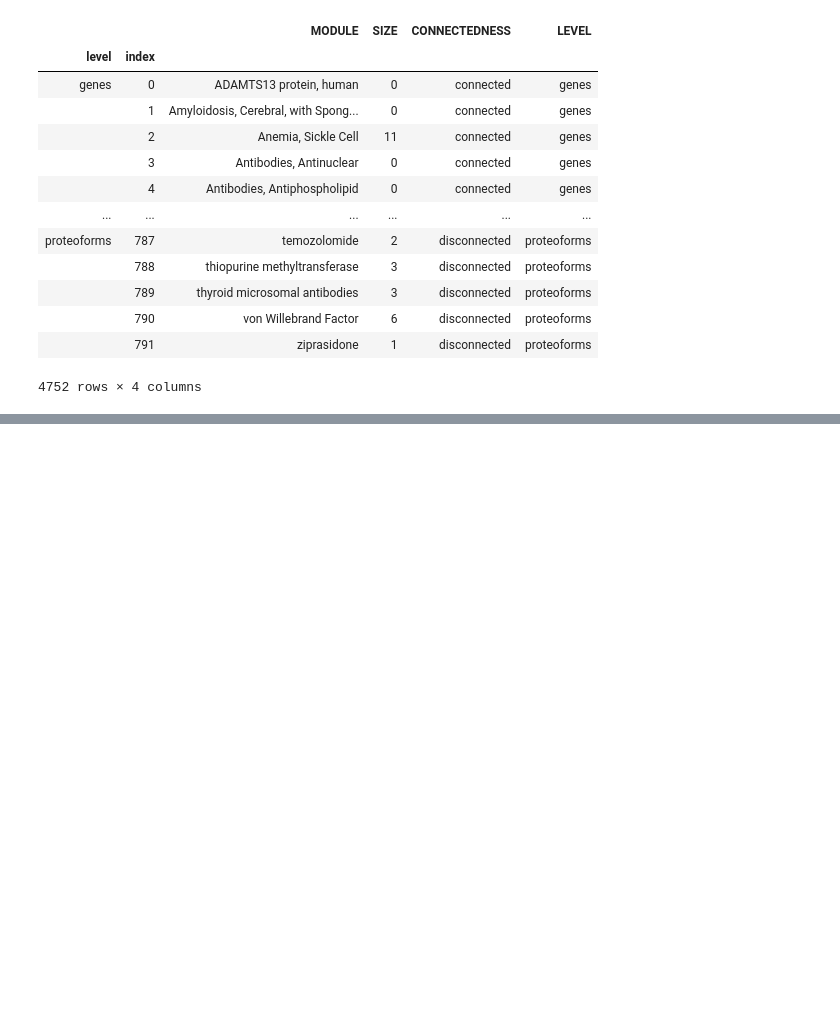
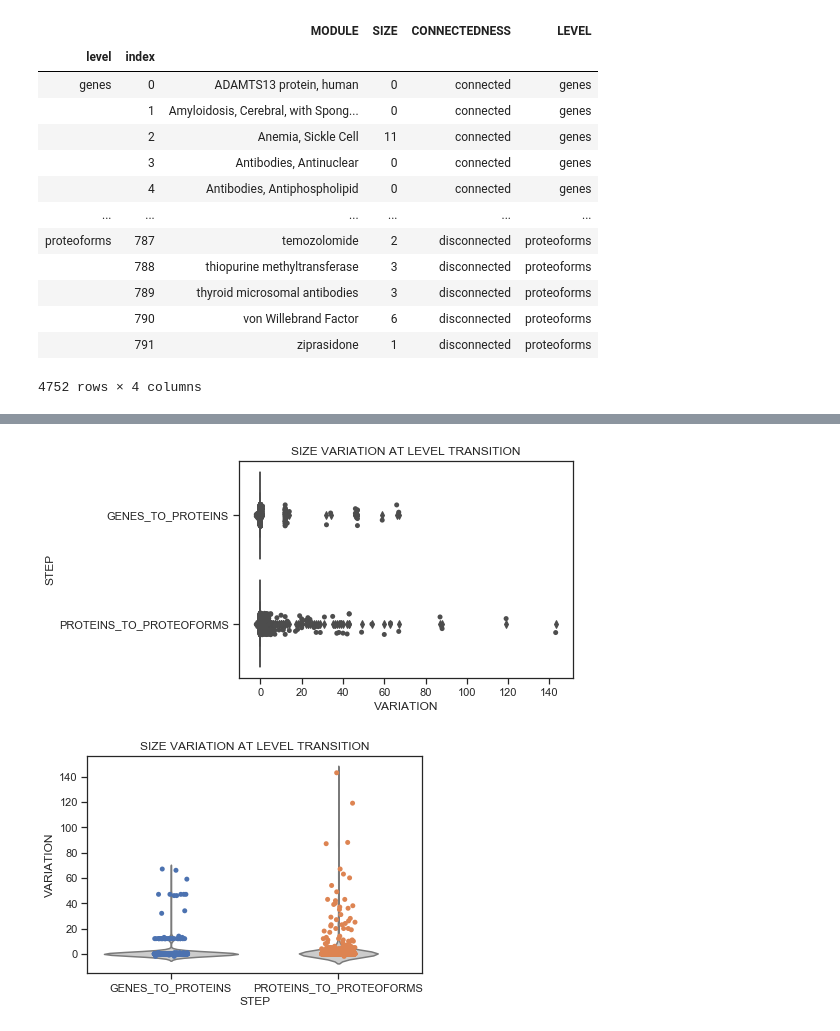
Before and after one commit to PathwayAnalysisPlatform/ProteoformNetworks, a Jupyter notebook: src/Python/overlap_analysis.ipynb, the cells around one changed output, grey strips where cells are left out. Cells and saved outputs as stored; diff of their text form; code cells hidden in the pictures; blank space fills up the shorter version.

```diff
--- a/src/Python/overlap_analysis.ipynb
+++ b/src/Python/overlap_analysis.ipynb
@@ -192,0 +163,14 @@ Text(0, 0.5, 'Density')
+# %%
+# Calculate and plot size variation
+sizes_df = pd.concat(
+    [pd.read_csv(f"../../reports/modules/module_sizes_{level}.tsv", sep="\t", names=["MODULES", f"SIZE_{level.upper()}"], header=0)[f"SIZE_{level.upper()}"] for level in levels],
+    axis=1)
+
+sizes_df[f"VARIATION_GENES_TO_PROTEINS"] = sizes_df["SIZE_PROTEINS"] - sizes_df["SIZE_GENES"]
+sizes_df[f"VARIATION_PROTEINS_TO_PROTEOFORMS"] = sizes_df["SIZE_PROTEOFORMS"] - sizes_df["SIZE_PROTEINS"]
+
+sizes_df['PERCENTAGE_GENES_TO_PROTEINS'] = sizes_df['VARIATION_GENES_TO_PROTEINS']*100/sizes_df['SIZE_GENES']
+sizes_df['PERCENTAGE_PROTEINS_TO_PROTEOFORMS'] = sizes_df['VARIATION_PROTEINS_TO_PROTEOFORMS']*100/sizes_df['SIZE_PROTEINS']
+sizes_df.fillna(0, inplace=True)
+# sizes_df['PERCENTAGE_PROTEINS_TO_PROTEOFORMS'].unique()
+sizes_df
@@ -192,0 +191,9 @@ Text(0, 0.5, 'Density')
+# %%
+size_variation = pd.concat({"GENES_TO_PROTEINS":sizes_df["VARIATION_GENES_TO_PROTEINS"],
+                            "PROTEINS_TO_PROTEOFORMS": sizes_df[f"VARIATION_PROTEINS_TO_PROTEOFORMS"]
+                           }, names=["STEP", "INDEX"], axis=0)
+size_variation = size_variation.to_frame()
+size_variation["STEP"] = size_variation.index.get_level_values("STEP")
+size_variation.columns = ["VARIATION", "STEP"]
+
+size_variation
@@ -192,0 +215,12 @@ Text(0, 0.5, 'Density')
+# %%
+ax = sns.boxplot(x="VARIATION", y="STEP", data=size_variation, whis=np.inf)
+ax = sns.stripplot(x="VARIATION", y="STEP", data=size_variation,
+                   jitter=True, color=".3").set_title("SIZE VARIATION AT LEVEL TRANSITION")
+plt.show()
+
+ax = sns.violinplot(x="STEP", y="VARIATION", data=size_variation, inner=None, color=".8")
+ax = sns.stripplot(x="STEP", y="VARIATION", data=size_variation, jitter=True).set_title("SIZE VARIATION AT LEVEL TRANSITION")
+plt.show()
+# %% [output]
+[figure, added]
+[figure, added]
```
Also changed, not shown: parts of 12 cells of this notebook.
